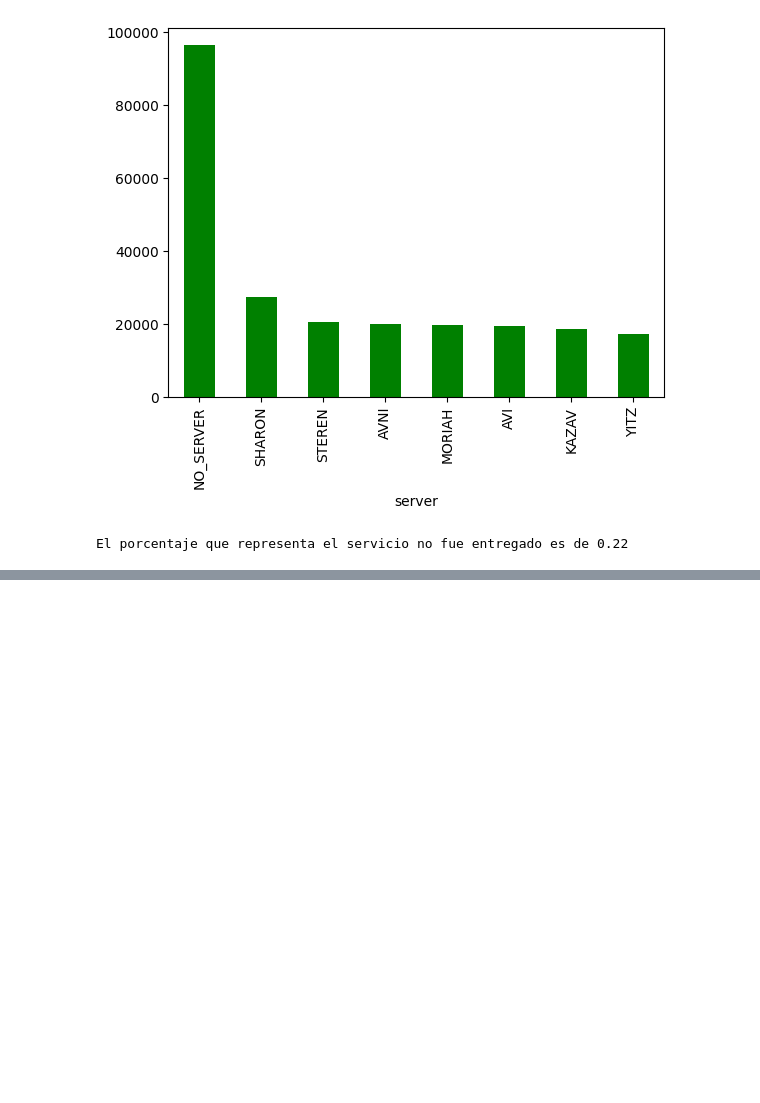
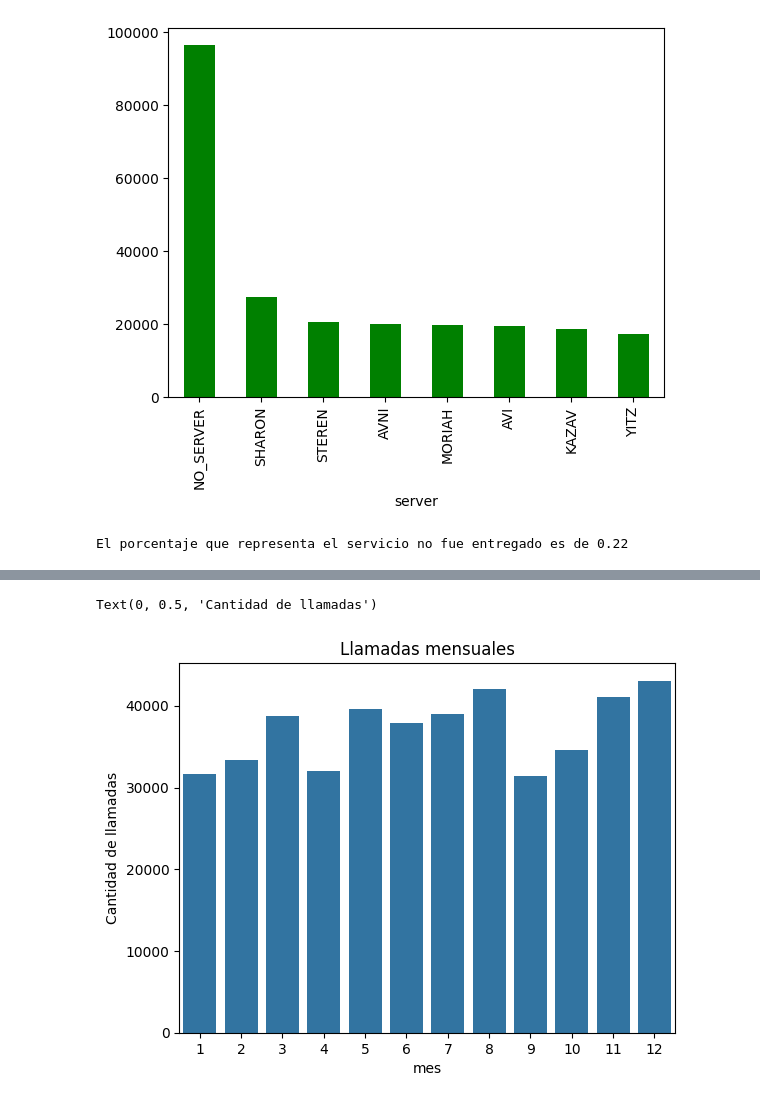
Before and after one commit to MaximilianoTauil/Practico_Integrador_M5, a Jupyter notebook: Call-center.ipynb, the cells around one changed output, grey strips where cells are left out. Cells and saved outputs as stored; diff of their text form; code cells hidden in the pictures; blank space fills up the shorter version.

```diff
--- a/Call-center.ipynb
+++ b/Call-center.ipynb
@@ -446,0 +546,5 @@ El porcentaje que representa el servicio no fue entregado es de 0.22
+# %%
+#Revisamos cual es la cantidad de llamadas por mes
+data_call['mes'] = data_call['date'].dt.month
+llamadas = data_call.groupby('mes').size()
+llamadas
@@ -446,0 +566,8 @@ El porcentaje que representa el servicio no fue entregado es de 0.22
+# %%
+#Graficamos para mejor observacion
+sns.barplot(data=llamadas)
+plt.title('Llamadas mensuales')
+plt.ylabel('Cantidad de llamadas')
+# %% [output]
+Text(0, 0.5, 'Cantidad de llamadas')
+[figure, added]
```
Also changed, not shown: parts of 39 cells of this notebook, 4 other files.
